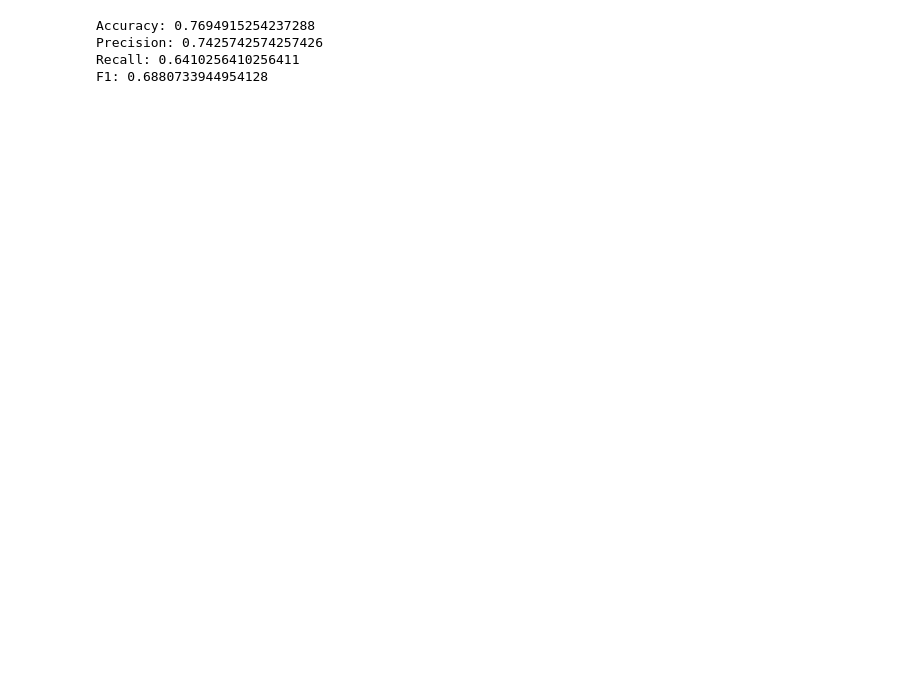
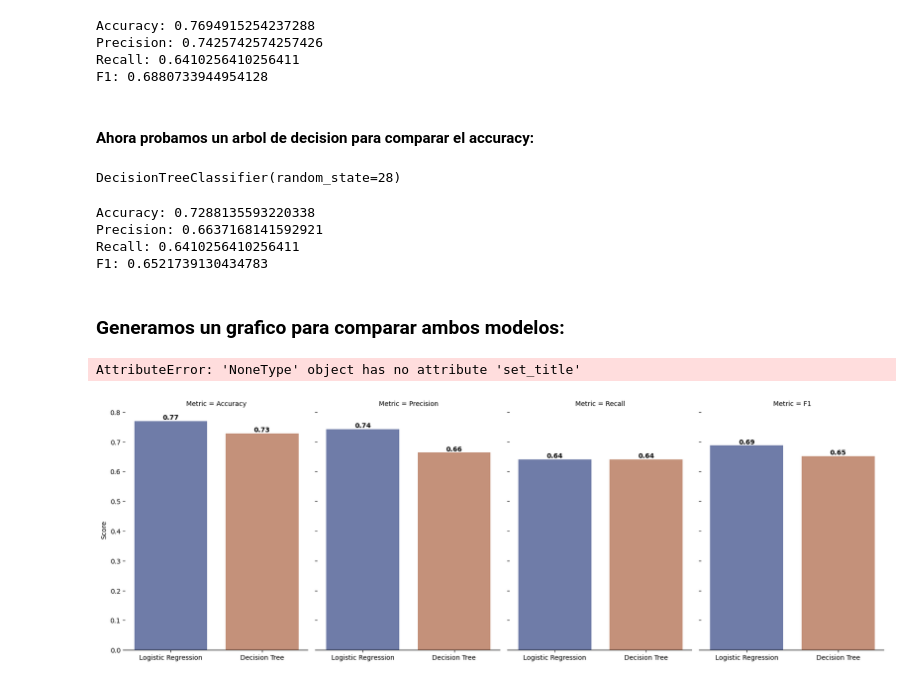
Before and after one commit to hhvergara/teclab_intro_ml, a Jupyter notebook: API2.ipynb, the cells around one changed output. Saved outputs shown, nothing was run; the diff lists cells and outputs as text; code cells hidden in the pictures; blank space fills up the shorter version.

Commit message:
Adding decision tree classifier

```diff
--- a/API2.ipynb
+++ b/API2.ipynb
@@ -234,3 +241,63 @@ Accuracy: 0.7694915254237288
 Precision: 0.7425742574257426
 Recall: 0.6410256410256411
 F1: 0.6880733944954128
+# %% [markdown]
+#### Ahora probamos un arbol de decision para comparar el accuracy:
+# %%
+tree = DecisionTreeClassifier(random_state=seed_number)
+tree.fit(x_train, y_train)
+# %% [output]
+DecisionTreeClassifier(random_state=28)
+# %%
+# Predicciones
+y_pred = tree.predict(x_val)
+tree_acc = accuracy_score(y_val, y_pred)
+tree_prec = precision_score(y_val, y_pred)
+tree_rec = recall_score(y_val, y_pred)
+tree_f1 = f1_score(y_val, y_pred)
+
+print(f'Accuracy: {tree_acc}')
+print(f'Precision: {tree_prec}')
+print(f'Recall: {tree_rec}')
+print(f'F1: {tree_f1}')
+# %% [output]
+Accuracy: 0.7288135593220338
+Precision: 0.6637168141592921
+Recall: 0.6410256410256411
+F1: 0.6521739130434783
+# %% [markdown]
+### Generamos un grafico para comparar ambos modelos:
+# %%
+df_accuracy = pd.DataFrame({
+    'Model': ['Logistic Regression', 'Decision Tree'],
+    'Accuracy': [reg_acc, tree_acc],
+    'Precision': [reg_prec, tree_prec],
+    'Recall': [reg_rec, tree_rec],
+    'F1': [reg_f1, tree_f1]
+})
+
+# Transforma el dataframe a un formato largo adecuado para FacetGrid
+df_melted = df_accuracy.melt(id_vars="Model", var_name="Metric", value_name="Score")
+
+# Crea el gráfico con FacetGrid
+g = sns.catplot(
+    data=df_melted, kind="bar",
+    x="Model", y="Score", hue="Model", col="Metric",
+    errorbar="sd", palette="dark", alpha=.6, height=6, aspect=0.7
+)
+
+# Añade etiquetas numéricas a cada barra
+for ax in g.axes.flat:
+    for bar in ax.patches:
+        # Obtiene la posición de cada barra y su altura para etiquetar
+        x = bar.get_x() + bar.get_width() / 2
+        y = bar.get_height()
+        ax.text(x, y, f'{y:.2f}', ha='center', va='bottom', color='black', fontweight='bold')
+
+# Ajusta los detalles del gráfico
+g.despine(left=True)
+g.set_axis_labels("", "Score")
+g.fig.suptitle("Model Performance Metrics", y=1.05)
+# %% [output]
+AttributeError: 'NoneType' object has no attribute 'set_title'
+[figure, added]
```
Also changed, not shown: parts of 5 cells of this notebook.
